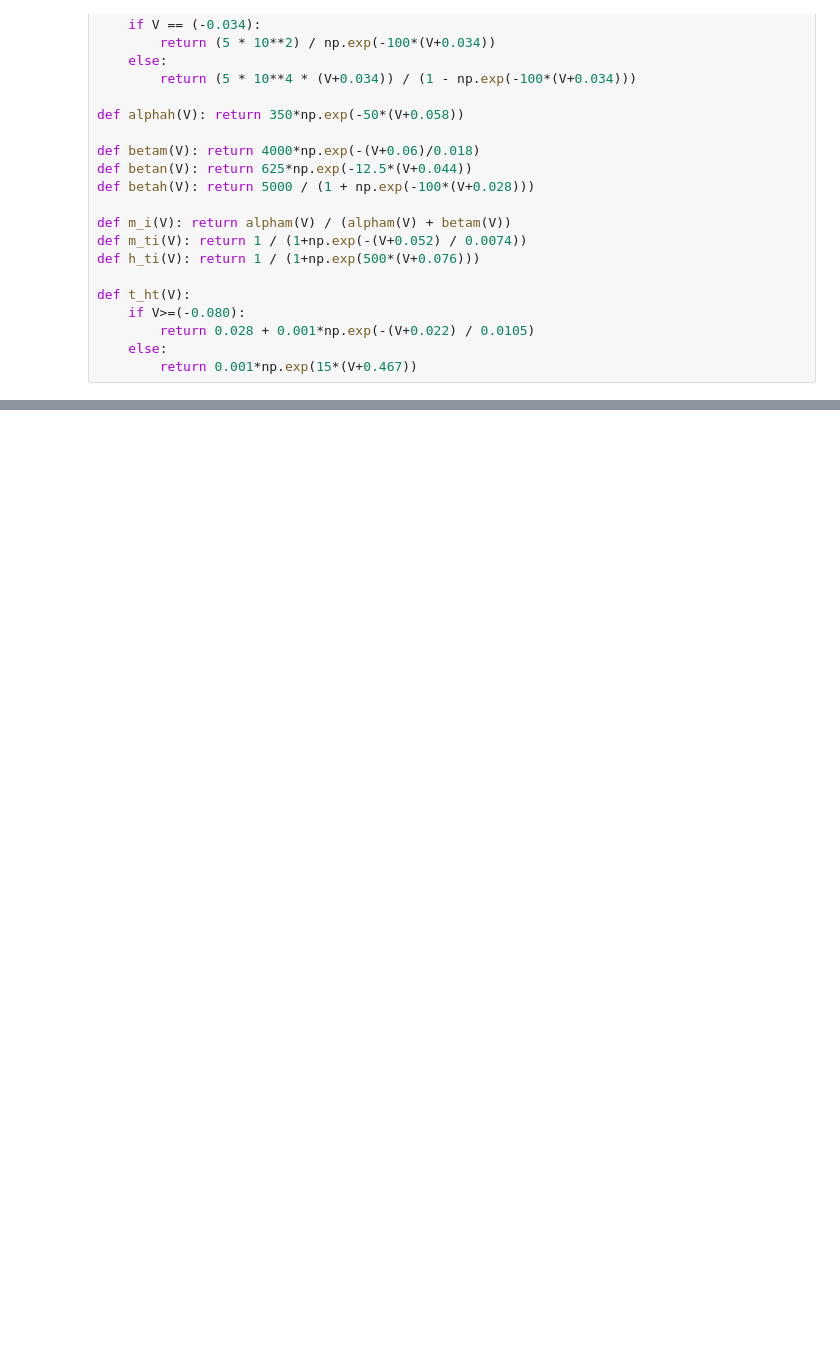
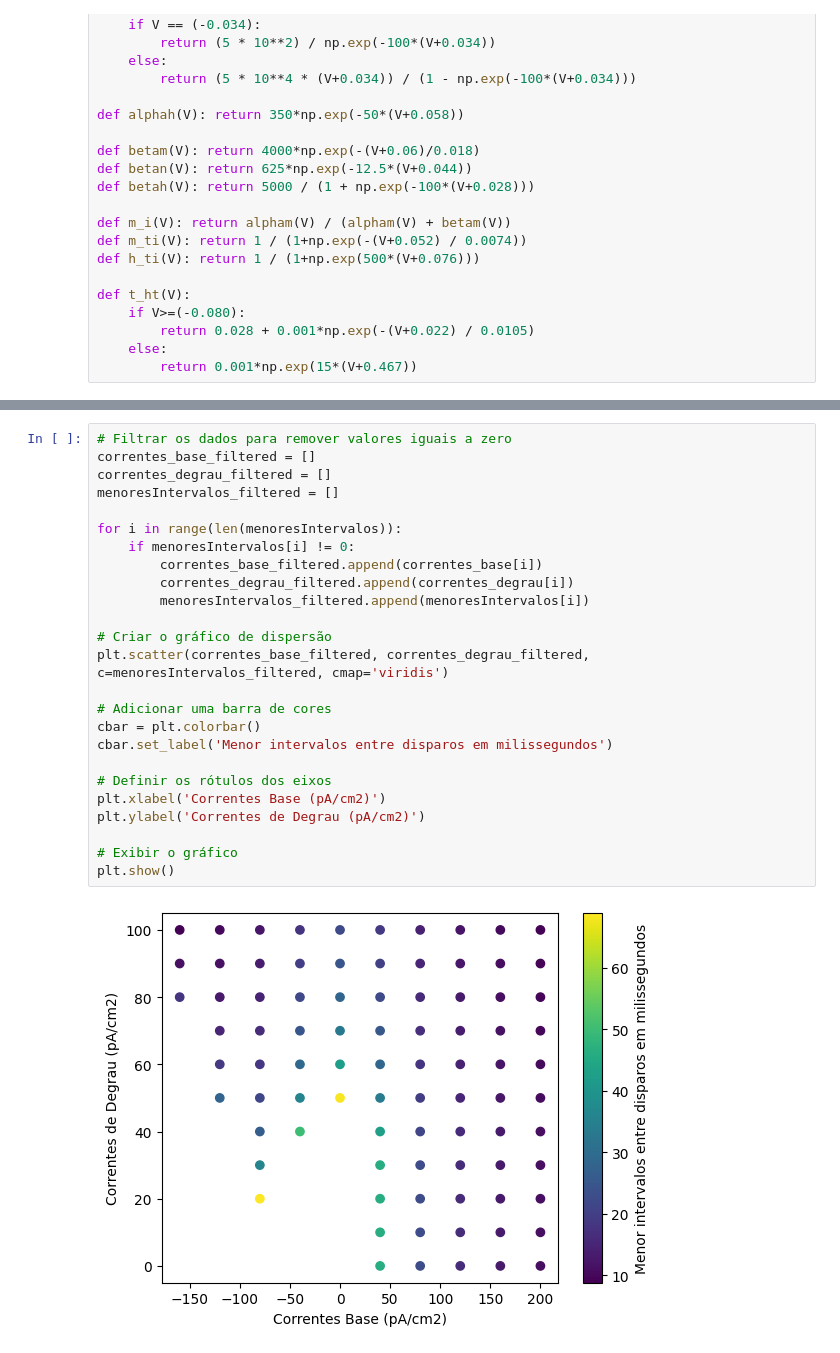
Before and after one commit to rfscorrea/listas-neurociencia-profroque, a Jupyter notebook: lista3/exercicio2_loop.ipynb, the cells around one changed output, grey strips where cells are left out. Saved outputs shown, nothing was run; the diff lists cells and outputs as text; blank space fills up the shorter version.

```diff
--- a/lista3/exercicio2_loop.ipynb
+++ b/lista3/exercicio2_loop.ipynb
@@ -104,0 +141,27 @@ disparos: 9
+# %%
+# Filtrar os dados para remover valores iguais a zero
+correntes_base_filtered = []
+correntes_degrau_filtered = []
+menoresIntervalos_filtered = []
+
+for i in range(len(menoresIntervalos)):
+    if menoresIntervalos[i] != 0:
+        correntes_base_filtered.append(correntes_base[i])
+        correntes_degrau_filtered.append(correntes_degrau[i])
+        menoresIntervalos_filtered.append(menoresIntervalos[i])
+
+# Criar o gráfico de dispersão
+plt.scatter(correntes_base_filtered, correntes_degrau_filtered, c=menoresIntervalos_filtered, cmap='viridis')
+
+# Adicionar uma barra de cores
+cbar = plt.colorbar()
+cbar.set_label('Menor intervalos entre disparos em milissegundos')
+
+# Definir os rótulos dos eixos
+plt.xlabel('Correntes Base (pA/cm2)')
+plt.ylabel('Correntes de Degrau (pA/cm2)')
+
+# Exibir o gráfico
+plt.show()
+# %% [output]
+[figure, added]
```
Also changed, not shown: parts of 6 cells of this notebook, 1 other file.
